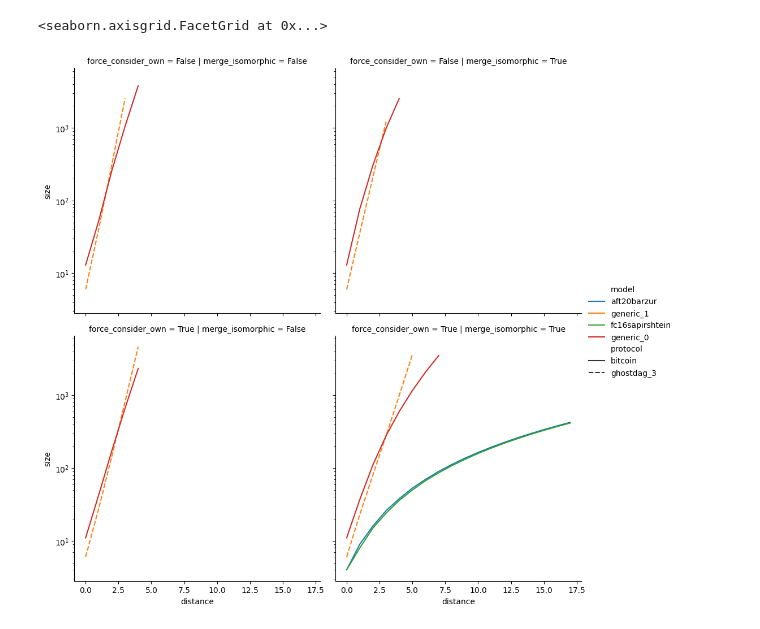
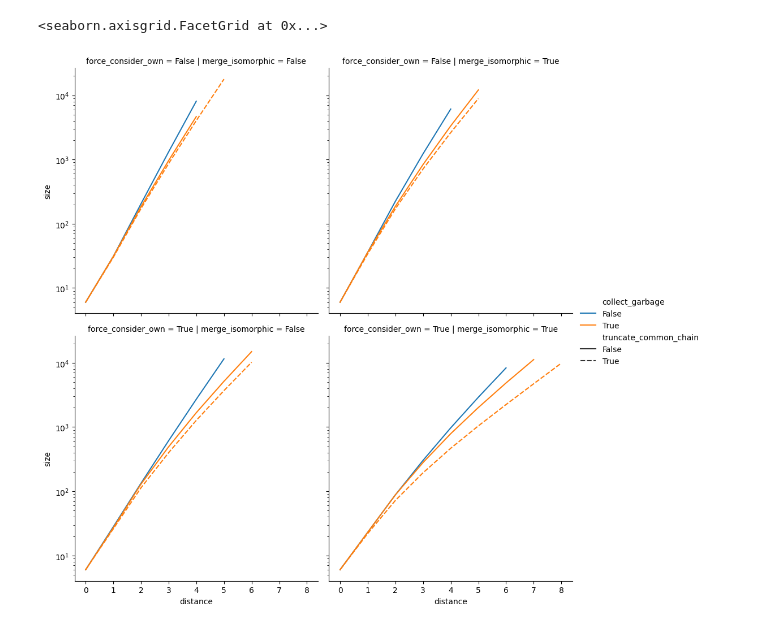
Before and after one commit to pkel/cpr, a Jupyter notebook: mdp/2-generic-v1-state-space-size.ipynb, the cells around one changed output. Cells and saved outputs as stored; diff of their text form; code cells hidden in the pictures.

Commit message:
generic_v1. remove stale blocks; concludes common chain truncation

```diff
--- a/mdp/2-generic-v1-state-space-size.ipynb
+++ b/mdp/2-generic-v1-state-space-size.ipynb
@@ -161,7 +169,7 @@ def step_gen(max_size):
 
 from IPython.display import display, clear_output
 
-max_size = 5000
+max_size = 20000
 
 size_log = []
 
@@ -239,16 +248,16 @@ Name: 1, dtype: object
 # %%
 import seaborn
 
 seaborn.relplot(
-    data=size_log.query("distance <= 17").query("truncate_common_chain"),
+    data=size_log.query("protocol == 'bitcoin' and model == 'generic_1'"),
     kind="line",
     x="distance",
     y="size",
-    hue="model",
-    style="protocol",
+    hue="collect_garbage",
+    style="truncate_common_chain",
     row="force_consider_own",
     col="merge_isomorphic",
 ).set(yscale="log")
 # %% [output]
 <seaborn.axisgrid.FacetGrid at 0x...>
-[figure, old version]
+[figure, new version]
```
Also changed, not shown: parts of 6 cells of this notebook, 5 other files.
